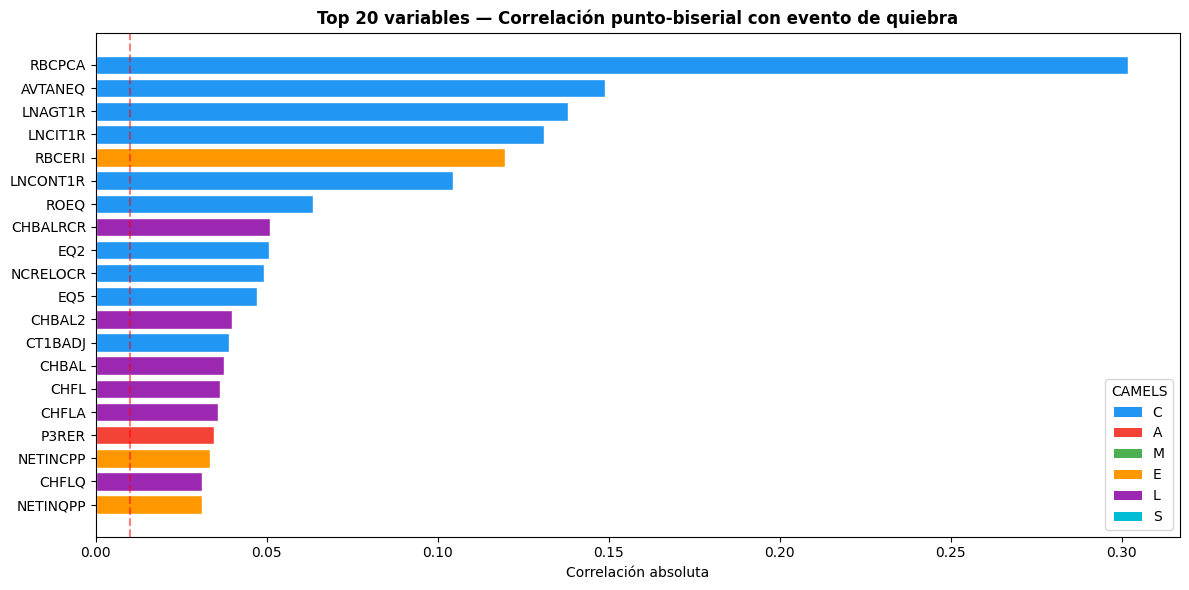
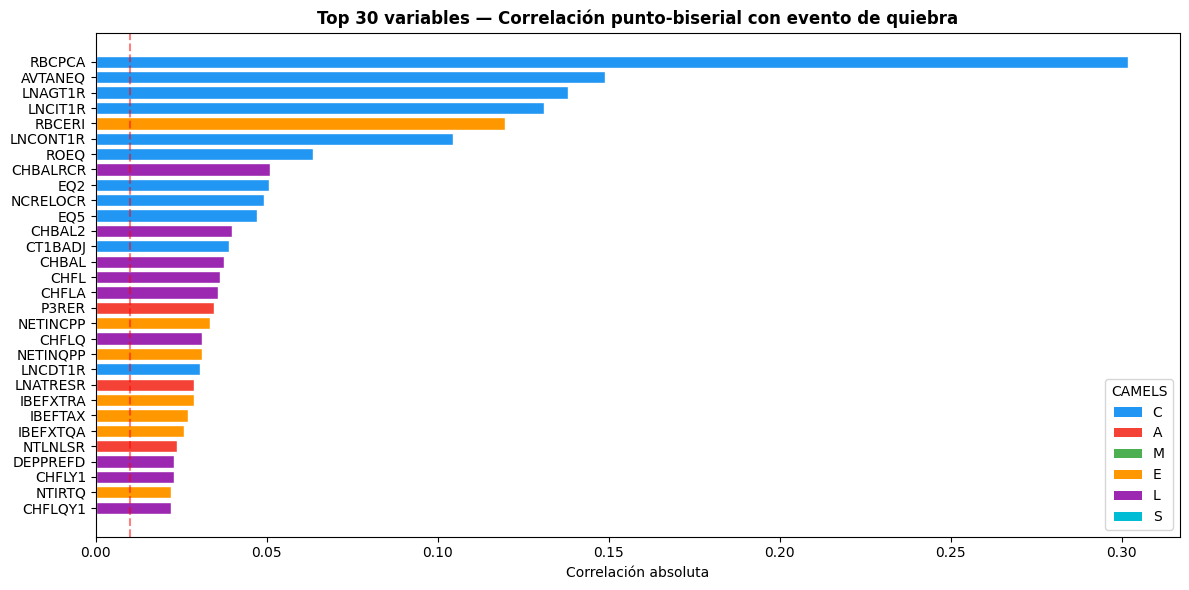
The change to this notebook cell's code, shown as a diff; its figure went from the first image to the second:
--- before
+++ after
@@ -1,4 +1,4 @@
 # Top 20 variables por correlación con failures
-df_corr_plot = df_corr.head(20).copy()
+df_corr_plot = df_corr.head(30).copy()
 df_corr_plot = df_corr_plot.merge(
     df_selected[['variable', 'camels']], on='variable', how='left'
@@ -13,5 +13,5 @@
                df_corr_plot['abs_correlation'][::-1],
                color=colors[::-1], edgecolor='white')
-ax.set_title('Top 20 variables — Correlación punto-biserial con evento de quiebra',
+ax.set_title('Top 30 variables — Correlación punto-biserial con evento de quiebra',
              fontweight='bold')
 ax.set_xlabel('Correlación absoluta')

Commit: feat: correción errores y creacion de panel temporal